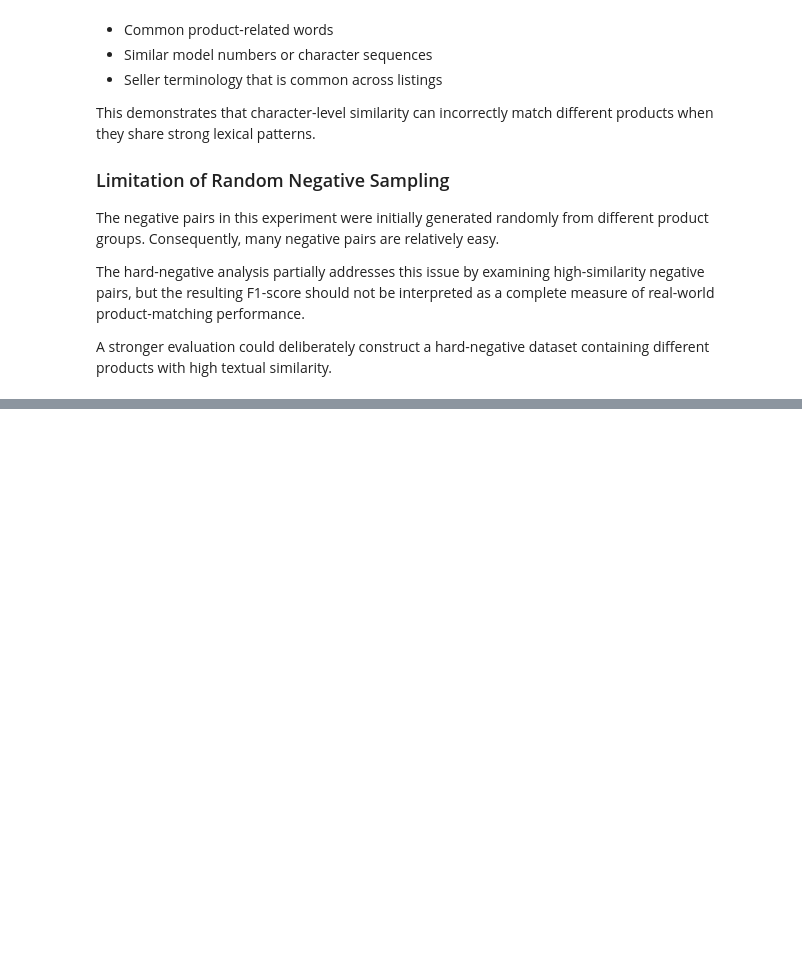
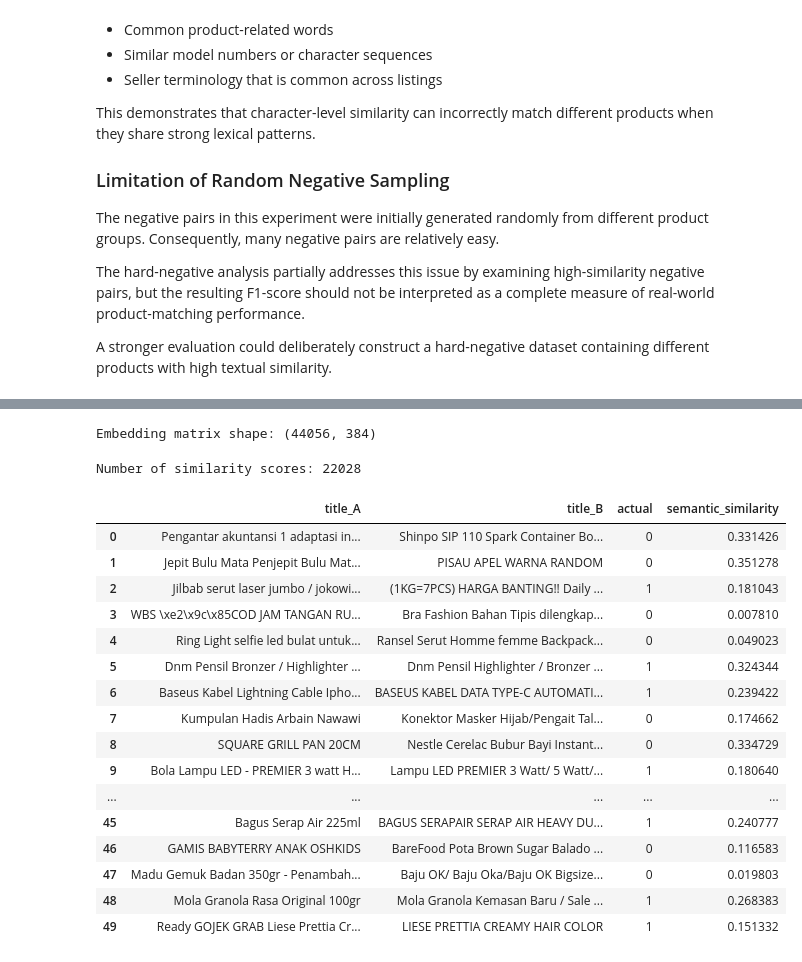
Before and after one commit to Venku96200/Venku96200-Intelligence-SIG-Recs-2026, a Jupyter notebook: mandatory-tasks/shopee-product-matching/Part_B/notebook.ipynb, the cells around one changed output, grey strips where cells are left out. Saved outputs shown, nothing was run; the diff lists cells and outputs as text; code cells hidden in the pictures; blank space fills up the shorter version.

```diff
--- a/mandatory-tasks/shopee-product-matching/Part_B/notebook.ipynb
+++ b/mandatory-tasks/shopee-product-matching/Part_B/notebook.ipynb
@@ -873,0 +885,7 @@ we will have to install :- pip install sentence-transformers
+# %%
+# Load a pretrained sentence-embedding model
+from sentence_transformers import SentenceTransformer
+
+embedding_model = SentenceTransformer("all-MiniLM-L6-v2")
+
+print("Embedding model loaded successfully.")
@@ -873,0 +895,53 @@ we will have to install :- pip install sentence-transformers
+# %%
+# Generate semantic embeddings for all product titles
+all_titles = pd.concat(
+    [pairs["title_A"], pairs["title_B"]],
+    ignore_index=True
+)
+
+embeddings = embedding_model.encode(
+    all_titles.tolist(),
+    batch_size=64,
+    show_progress_bar=True,
+    normalize_embeddings=True
+)
+
+print("Embedding matrix shape:", embeddings.shape)
+# %% [output]
+Embedding matrix shape: (44056, 384)
+# %%
+# Split title embeddings into A and B and calculate cosine similarity
+embedding_A = embeddings[0::2]
+embedding_B = embeddings[1::2]
+
+semantic_similarities = np.sum(
+    embedding_A * embedding_B,
+    axis=1
+)
+
+pairs["semantic_similarity"] = semantic_similarities
+
+print("Number of similarity scores:", len(semantic_similarities))
+
+pairs[
+    ["title_A", "title_B", "actual", "semantic_similarity"]
+].head(50)
+# %% [output]
+Number of similarity scores: 22028
+|  | title_A | title_B | actual | semantic_similarity |
+| 0 | Pengantar akuntansi 1 adaptasi in... | Shinpo SIP 110 Spark Container Bo... | 0 | 0.331426 |
+| 1 | Jepit Bulu Mata Penjepit Bulu Mat... | PISAU APEL WARNA RANDOM | 0 | 0.351278 |
+| 2 | Jilbab serut laser jumbo / jokowi... | (1KG=7PCS) HARGA BANTING!! Daily ... | 1 | 0.181043 |
+| 3 | WBS \xe2\x9c\x85COD JAM TANGAN RU... | Bra Fashion Bahan Tipis dilengkap... | 0 | 0.007810 |
+| 4 | Ring Light selfie led bulat untuk... | Ransel Serut Homme femme Backpack... | 0 | 0.049023 |
+| 5 | Dnm Pensil Bronzer / Highlighter ... | Dnm Pensil Highlighter / Bronzer ... | 1 | 0.324344 |
+| 6 | Baseus Kabel Lightning Cable Ipho... | BASEUS KABEL DATA TYPE-C AUTOMATI... | 1 | 0.239422 |
+| 7 | Kumpulan Hadis Arbain Nawawi | Konektor Masker Hijab/Pengait Tal... | 0 | 0.174662 |
+| 8 | SQUARE GRILL PAN 20CM | Nestle Cerelac Bubur Bayi Instant... | 0 | 0.334729 |
+| 9 | Bola Lampu LED - PREMIER 3 watt H... | Lampu LED PREMIER 3 Watt/ 5 Watt/... | 1 | 0.180640 |
+| ... | ... | ... | ... | ... |
+| 45 | Bagus Serap Air 225ml | BAGUS SERAPAIR SERAP AIR HEAVY DU... | 1 | 0.240777 |
+| 46 | GAMIS BABYTERRY ANAK OSHKIDS | BareFood Pota Brown Sugar Balado ... | 0 | 0.116583 |
+| 47 | Madu Gemuk Badan 350gr - Penambah... | Baju OK/ Baju Oka/Baju OK Bigsize... | 0 | 0.019803 |
+| 48 | Mola Granola Rasa Original 100gr | Mola Granola Kemasan Baru / Sale ... | 1 | 0.268383 |
+| 49 | Ready GOJEK GRAB Liese Prettia Cr... | LIESE PRETTIA CREAMY HAIR COLOR | 1 | 0.151332 |
```
Also changed, not shown: parts of 16 cells of this notebook.
